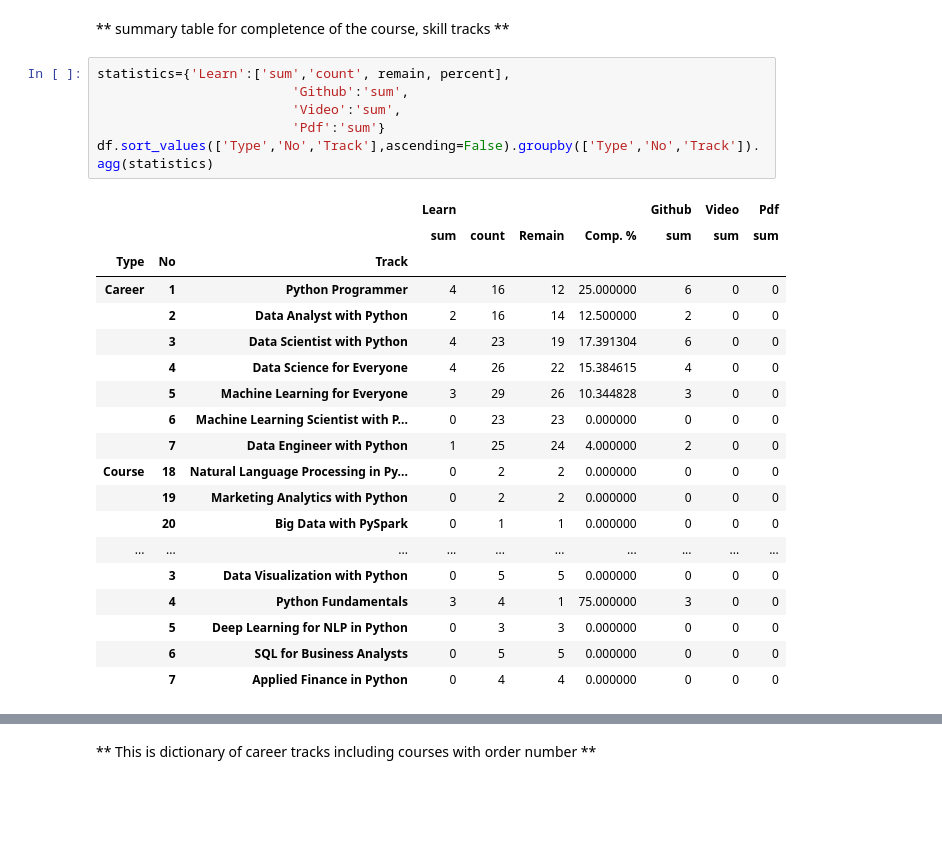
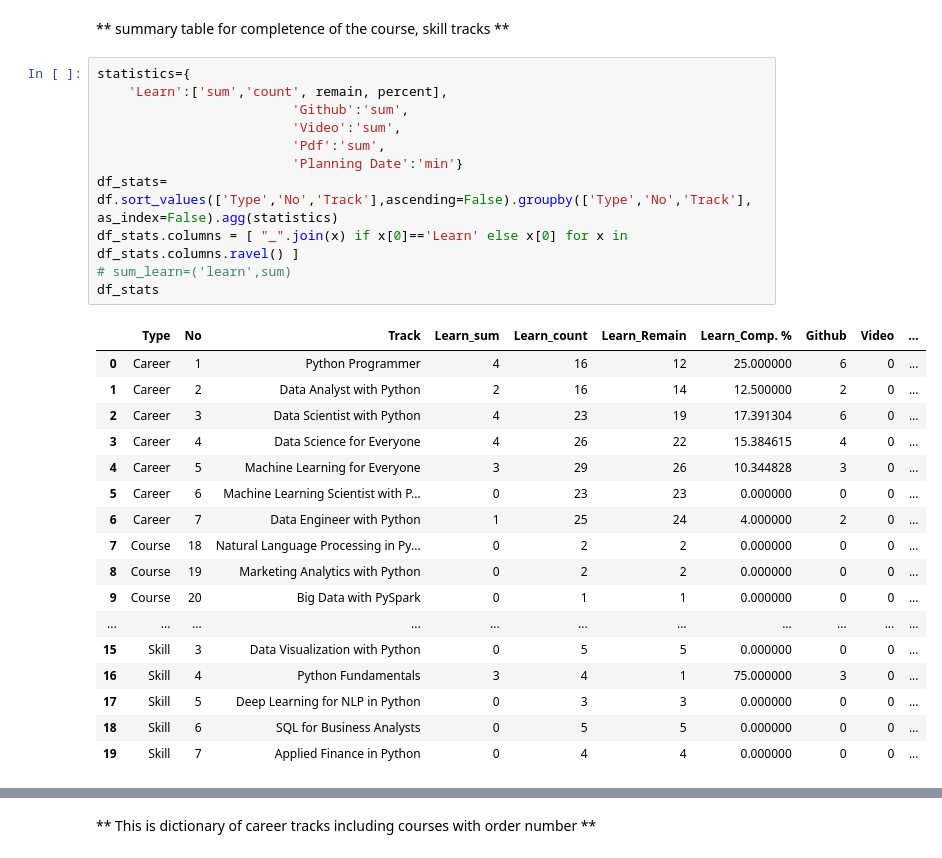
Before and after one commit to tubademir23/ML_Python101, a Jupyter notebook: datacamp/datacamp/main.ipynb, the cells around one changed output, grey strips where cells are left out. Drawn from its saved outputs; the diff is of its cells as text; blank space fills up the shorter version.

```diff
--- a/datacamp/datacamp/main.ipynb
+++ b/datacamp/datacamp/main.ipynb
@@ -82,28 +83,31 @@ for key, row_ in zip(max_.index, max_.values):
 # %% [markdown]
 ** summary table for completence of the course, skill tracks **
 # %%
-statistics={'Learn':['sum','count', remain, percent],
+statistics={
+    'Learn':['sum','count', remain, percent],
                          'Github':'sum',
                          'Video':'sum',
-                         'Pdf':'sum'}
-df.sort_values(['Type','No','Track'],ascending=False).groupby(['Type','No','Track']).agg(statistics)
+                         'Pdf':'sum',
+                         'Planning Date':'min'}
+df_stats= df.sort_values(['Type','No','Track'],ascending=False).groupby(['Type','No','Track'], as_index=False).agg(statistics)
+df_stats.columns = [ "_".join(x) if x[0]=='Learn' else x[0] for x in df_stats.columns.ravel() ]
+# sum_learn=('learn',sum)
+df_stats
 # %% [output]
-|  |  |  | Learn |  |  |  | Github | Video | Pdf |
-|  |  |  | sum | count | Remain | Comp. % | sum | sum | sum |
-| Type | No | Track |  |  |  |  |  |  |  |
-| Career | 1 | Python Programmer | 4 | 16 | 12 | 25.000000 | 6 | 0 | 0 |
-|  | 2 | Data Analyst with Python | 2 | 16 | 14 | 12.500000 | 2 | 0 | 0 |
-|  | 3 | Data Scientist with Python | 4 | 23 | 19 | 17.391304 | 6 | 0 | 0 |
-|  | 4 | Data Science for Everyone | 4 | 26 | 22 | 15.384615 | 4 | 0 | 0 |
-|  | 5 | Machine Learning for Everyone | 3 | 29 | 26 | 10.344828 | 3 | 0 | 0 |
-|  | 6 | Machine Learning Scientist with P... | 0 | 23 | 23 | 0.000000 | 0 | 0 | 0 |
-|  | 7 | Data Engineer with Python | 1 | 25 | 24 | 4.000000 | 2 | 0 | 0 |
-| Course | 18 | Natural Language Processing in Py... | 0 | 2 | 2 | 0.000000 | 0 | 0 | 0 |
-|  | 19 | Marketing Analytics with Python | 0 | 2 | 2 | 0.000000 | 0 | 0 | 0 |
-|  | 20 | Big Data with PySpark | 0 | 1 | 1 | 0.000000 | 0 | 0 | 0 |
-| ... | ... | ... | ... | ... | ... | ... | ... | ... | ... |
-|  | 3 | Data Visualization with Python | 0 | 5 | 5 | 0.000000 | 0 | 0 | 0 |
-|  | 4 | Python Fundamentals | 3 | 4 | 1 | 75.000000 | 3 | 0 | 0 |
-|  | 5 | Deep Learning for NLP in Python | 0 | 3 | 3 | 0.000000 | 0 | 0 | 0 |
-|  | 6 | SQL for Business Analysts | 0 | 5 | 5 | 0.000000 | 0 | 0 | 0 |
-|  | 7 | Applied Finance in Python | 0 | 4 | 4 | 0.000000 | 0 | 0 | 0 |
+|  | Type | No | Track | Learn_sum | Learn_count | Learn_Remain | Learn_Comp. % | Github | Video | ... |
+| 0 | Career | 1 | Python Programmer | 4 | 16 | 12 | 25.000000 | 6 | 0 | ... |
+| 1 | Career | 2 | Data Analyst with Python | 2 | 16 | 14 | 12.500000 | 2 | 0 | ... |
+| 2 | Career | 3 | Data Scientist with Python | 4 | 23 | 19 | 17.391304 | 6 | 0 | ... |
+| 3 | Career | 4 | Data Science for Everyone | 4 | 26 | 22 | 15.384615 | 4 | 0 | ... |
+| 4 | Career | 5 | Machine Learning for Everyone | 3 | 29 | 26 | 10.344828 | 3 | 0 | ... |
+| 5 | Career | 6 | Machine Learning Scientist with P... | 0 | 23 | 23 | 0.000000 | 0 | 0 | ... |
+| 6 | Career | 7 | Data Engineer with Python | 1 | 25 | 24 | 4.000000 | 2 | 0 | ... |
+| 7 | Course | 18 | Natural Language Processing in Py... | 0 | 2 | 2 | 0.000000 | 0 | 0 | ... |
+| 8 | Course | 19 | Marketing Analytics with Python | 0 | 2 | 2 | 0.000000 | 0 | 0 | ... |
+| 9 | Course | 20 | Big Data with PySpark | 0 | 1 | 1 | 0.000000 | 0 | 0 | ... |
+| ... | ... | ... | ... | ... | ... | ... | ... | ... | ... | ... |
+| 15 | Skill | 3 | Data Visualization with Python | 0 | 5 | 5 | 0.000000 | 0 | 0 | ... |
+| 16 | Skill | 4 | Python Fundamentals | 3 | 4 | 1 | 75.000000 | 3 | 0 | ... |
+| 17 | Skill | 5 | Deep Learning for NLP in Python | 0 | 3 | 3 | 0.000000 | 0 | 0 | ... |
+| 18 | Skill | 6 | SQL for Business Analysts | 0 | 5 | 5 | 0.000000 | 0 | 0 | ... |
+| 19 | Skill | 7 | Applied Finance in Python | 0 | 4 | 4 | 0.000000 | 0 | 0 | ... |
```
Also changed, not shown: parts of 4 cells of this notebook, 1 other file.
